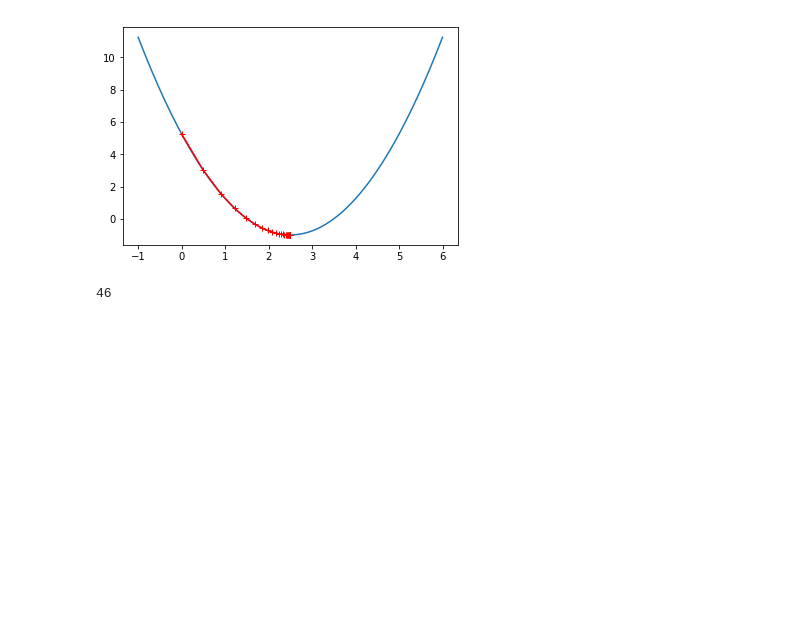
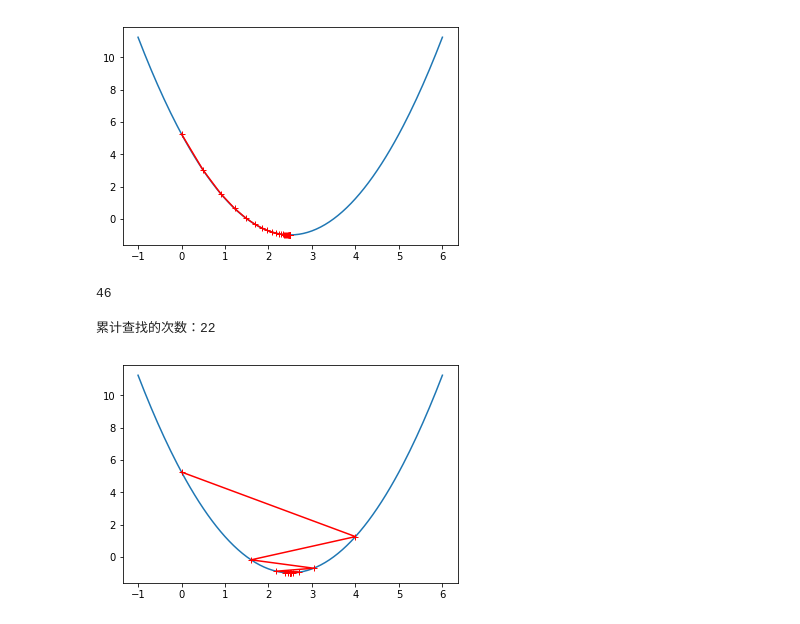
Before and after one commit to lsgwr/algorithms, a Jupyter notebook: Part5Improve/06-Gradient-Descent/02-Gradient-Descent-Simulation/02-Gradient-Descent-Simulation.ipynb, the cells around one changed output. Drawn from its saved outputs; the diff is of its cells as text; code cells hidden in the pictures; blank space fills up the shorter version.

```diff
--- a/Part5Improve/06-Gradient-Descent/02-Gradient-Descent-Simulation/02-Gradient-Descent-Simulation.ipynb
+++ b/Part5Improve/06-Gradient-Descent/02-Gradient-Descent-Simulation/02-Gradient-Descent-Simulation.ipynb
@@ -37,7 +37,10 @@ def dJ(theta):
 # %%
 # theta对应的损失函数
 def J(theta):
-    return (theta - 2.5)**2 - 1
+    try:
+        return (theta - 2.5)**2 - 1
+    except:
+        return float("inf")
 # %%
 theta = 0.0
 eta = 0.1 # 学习率
@@ -84,2 +84,18 @@ len(theta_history) # 执行了6次，得到了导数为0的点
 # %% [output]
 46
+# %%
+def gradient_descent(initial_theta,eta,epsilon=1e-8):
+    theta = initial_theta
+    theta_history = [initial_theta]
+    while True:
+        gradient = dJ(theta)
+        last_theta = theta
+        theta = theta - eta * gradient
+        # 把每次的theta存储到数组中，方便下面进行绘图
+        theta_history.append(theta)
+        # print(theta)
+        # 比较差值是否越来越小.当变换接近于最小经度时，已经可以人为到达导数为0的点了
+        if(abs(J(theta) - J(last_theta)) < epsilon):
+            print("累计查找的次数："+str(len(theta_history)))
+            plot_theta_history(theta_history)
+            break
@@ -85,0 +107,6 @@ len(theta_history) # 执行了6次，得到了导数为0的点
+# %%
+eta = 0.8 # 分别自己试试0.1、0.01、0.001；0.8、、
+gradient_descent(0.,eta)
+# %% [output]
+累计查找的次数：22
+[figure, added]
```
Also changed, not shown: parts of 12 cells of this notebook, 7 other files.
